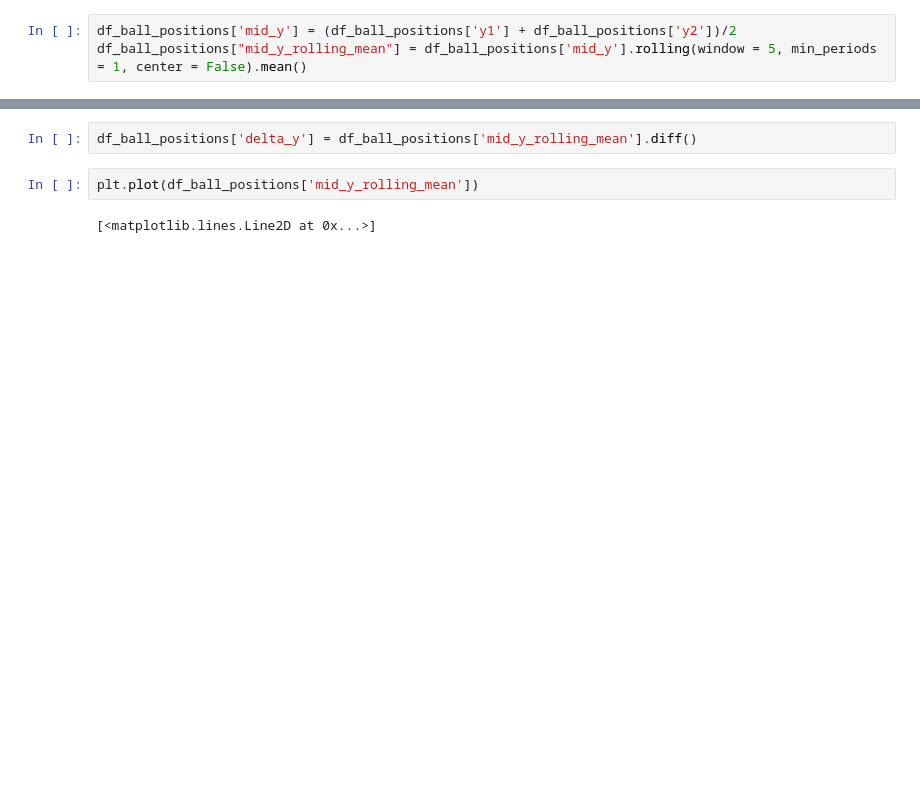
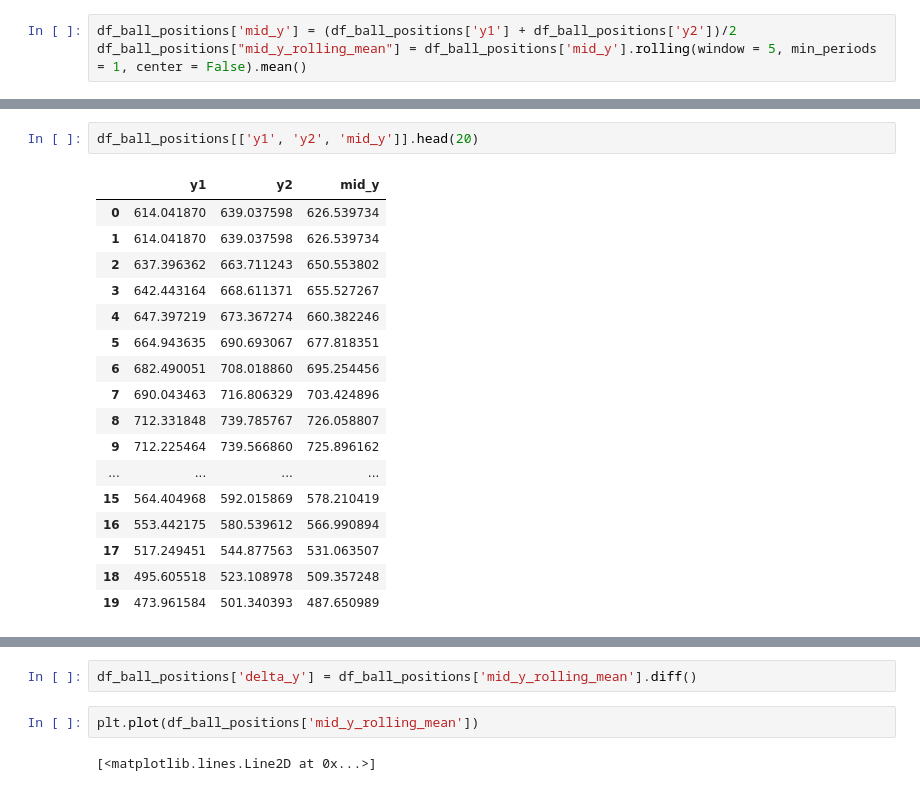
Before and after one commit to TommyNguyen9/Tennis-Analysis-Project, a Jupyter notebook: analysis/ball_analysis.ipynb, the cells around one changed output, grey strips where cells are left out. Saved outputs shown, nothing was run; the diff lists cells and outputs as text; blank space fills up the shorter version.

```diff
--- a/analysis/ball_analysis.ipynb
+++ b/analysis/ball_analysis.ipynb
@@ -19,0 +56,20 @@ df_ball_positions["mid_y_rolling_mean"] = df_ball_positions['mid_y'].rolling(win
+# %%
+df_ball_positions[['y1', 'y2', 'mid_y']].head(20)
+# %% [output]
+|  | y1 | y2 | mid_y |
+| 0 | 614.041870 | 639.037598 | 626.539734 |
+| 1 | 614.041870 | 639.037598 | 626.539734 |
+| 2 | 637.396362 | 663.711243 | 650.553802 |
+| 3 | 642.443164 | 668.611371 | 655.527267 |
+| 4 | 647.397219 | 673.367274 | 660.382246 |
+| 5 | 664.943635 | 690.693067 | 677.818351 |
+| 6 | 682.490051 | 708.018860 | 695.254456 |
+| 7 | 690.043463 | 716.806329 | 703.424896 |
+| 8 | 712.331848 | 739.785767 | 726.058807 |
+| 9 | 712.225464 | 739.566860 | 725.896162 |
+| ... | ... | ... | ... |
+| 15 | 564.404968 | 592.015869 | 578.210419 |
+| 16 | 553.442175 | 580.539612 | 566.990894 |
+| 17 | 517.249451 | 544.877563 | 531.063507 |
+| 18 | 495.605518 | 523.108978 | 509.357248 |
+| 19 | 473.961584 | 501.340393 | 487.650989 |
```
Also changed, not shown: parts of 15 cells of this notebook, 2 other files.
